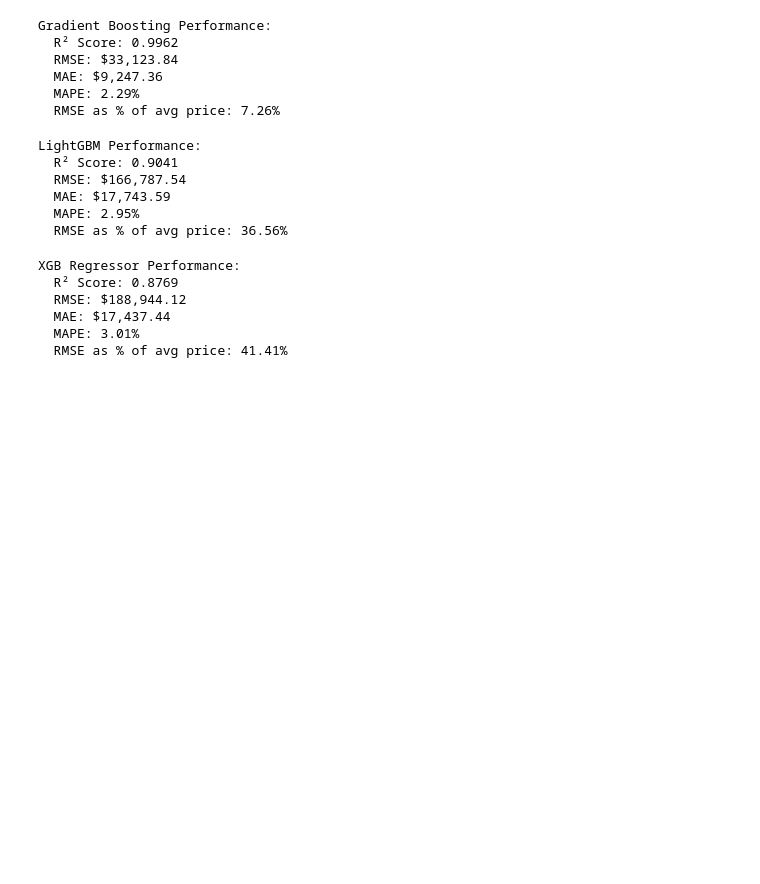
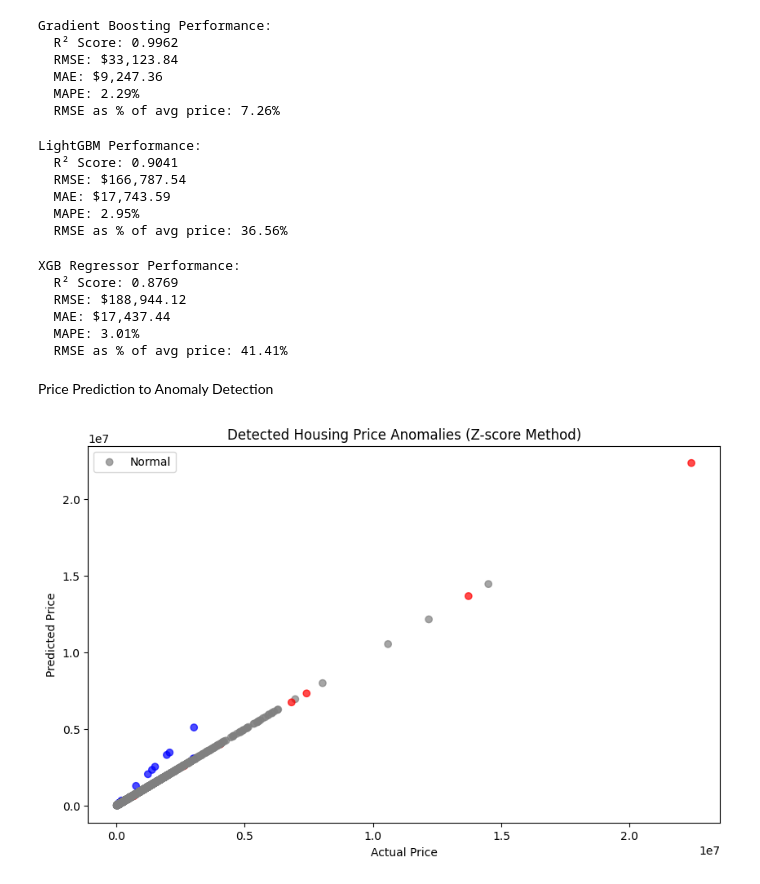
Before and after one commit to gayatrikam/estate-anomaly-detector, a Jupyter notebook: model/model.ipynb, the cells around one changed output. Drawn from its saved outputs; the diff is of its cells as text; code cells hidden in the pictures; blank space fills up the shorter version.

```diff
--- a/model/model.ipynb
+++ b/model/model.ipynb
@@ -139,3 +139,27 @@ XGB Regressor Performance:
   MAE: $17,437.44
   MAPE: 3.01%
   RMSE as % of avg price: 41.41%
+# %% [markdown]
+Price Prediction to Anomaly Detection
+# %%
+from models import detect_anomalies
+
+anomalies_z = detect_anomalies(y_test, y_lr_pred, method="zscore")
+
+anomalies_z.head(10)
+
+anomalies_if = detect_anomalies(y_test, y_lr_pred, method="isolation_forest", contamination=0.05)
+anomalies_if.head(10)
+
+plt.figure(figsize=(10,6))
+plt.scatter(anomalies_z["Actual Price"], anomalies_z["Predicted Price"],
+            c=np.where(anomalies_z["Anomaly Type"]=="Normal", "gray",
+            np.where(anomalies_z["Anomaly Type"]=="Overpriced", "red", "blue")),
+            alpha=0.7)
+plt.xlabel("Actual Price")
+plt.ylabel("Predicted Price")
+plt.title("Detected Housing Price Anomalies (Z-score Method)")
+plt.legend(["Normal", "Overpriced", "Underpriced"])
+plt.show()
+# %% [output]
+[figure, added]
```
Also changed, not shown: parts of 1 cell of this notebook, 1 other file.
